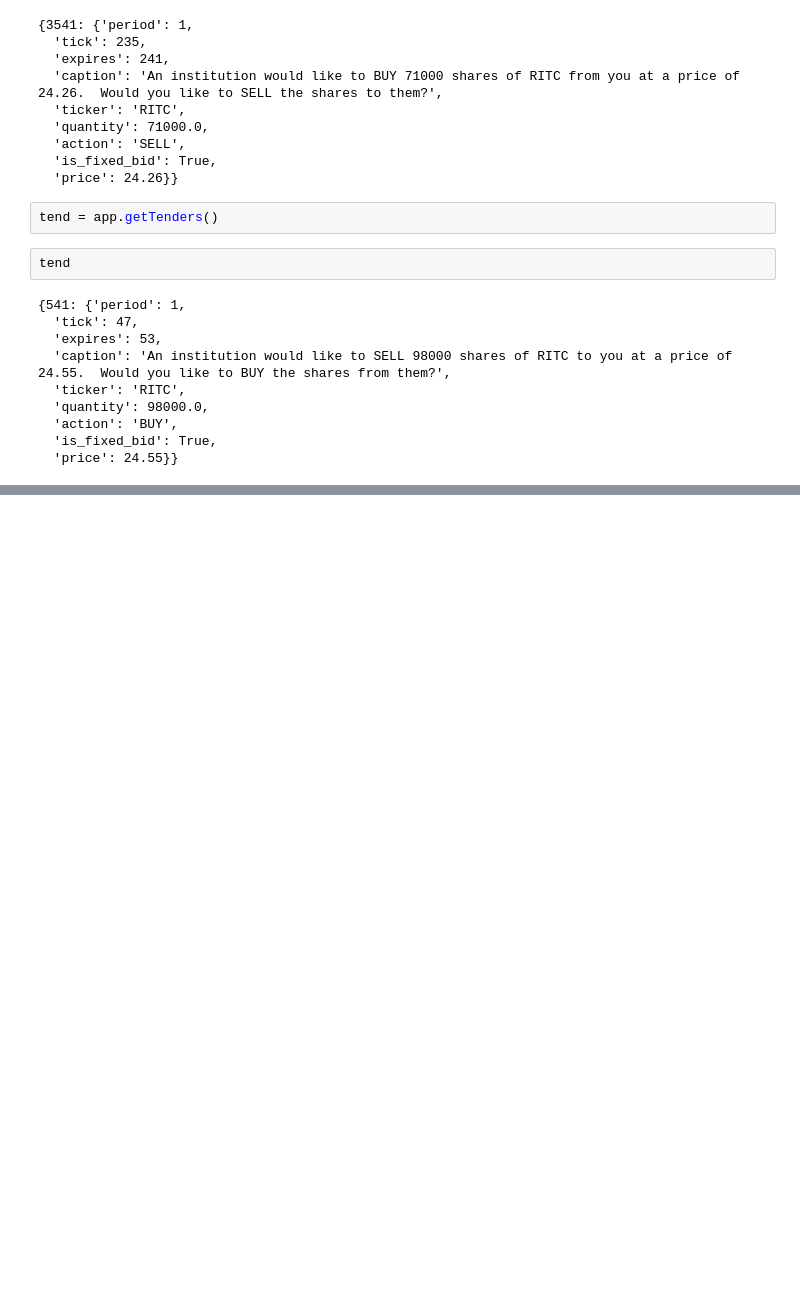
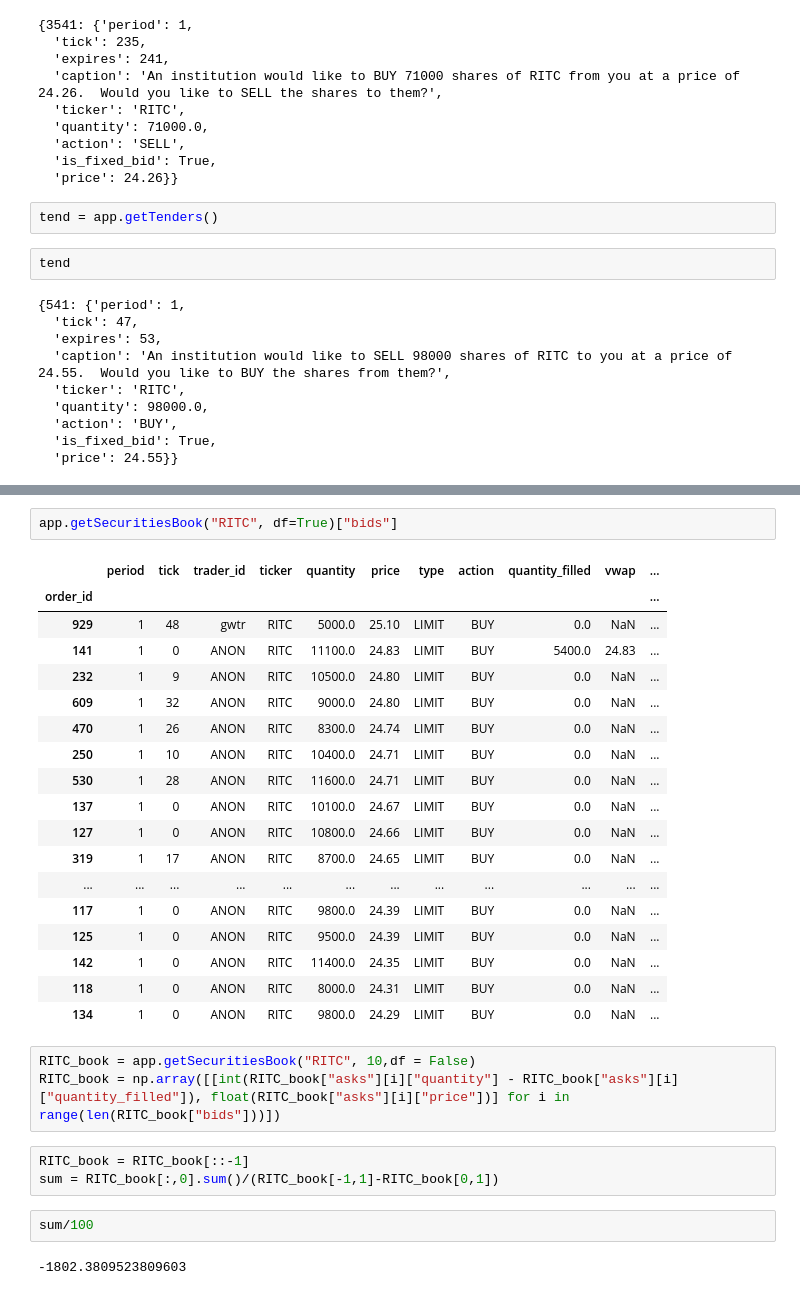
Before and after one commit to felixpoirier1/RIT, a Jupyter notebook: Algorithmic/analysis.ipynb, the cells around one changed output, grey strips where cells are left out. Saved outputs shown, nothing was run; the diff lists cells and outputs as text; blank space fills up the shorter version.

```diff
--- a/Algorithmic/analysis.ipynb
+++ b/Algorithmic/analysis.ipynb
@@ -179,0 +232,31 @@ hist["spread_in_pct"].plot()
+# %%
+app.getSecuritiesBook("RITC", df=True)["bids"]
+# %% [output]
+|  | period | tick | trader_id | ticker | quantity | price | type | action | quantity_filled | vwap | ... |
+| order_id |  |  |  |  |  |  |  |  |  |  | ... |
+| 929 | 1 | 48 | gwtr | RITC | 5000.0 | 25.10 | LIMIT | BUY | 0.0 | NaN | ... |
+| 141 | 1 | 0 | ANON | RITC | 11100.0 | 24.83 | LIMIT | BUY | 5400.0 | 24.83 | ... |
+| 232 | 1 | 9 | ANON | RITC | 10500.0 | 24.80 | LIMIT | BUY | 0.0 | NaN | ... |
+| 609 | 1 | 32 | ANON | RITC | 9000.0 | 24.80 | LIMIT | BUY | 0.0 | NaN | ... |
+| 470 | 1 | 26 | ANON | RITC | 8300.0 | 24.74 | LIMIT | BUY | 0.0 | NaN | ... |
+| 250 | 1 | 10 | ANON | RITC | 10400.0 | 24.71 | LIMIT | BUY | 0.0 | NaN | ... |
+| 530 | 1 | 28 | ANON | RITC | 11600.0 | 24.71 | LIMIT | BUY | 0.0 | NaN | ... |
+| 137 | 1 | 0 | ANON | RITC | 10100.0 | 24.67 | LIMIT | BUY | 0.0 | NaN | ... |
+| 127 | 1 | 0 | ANON | RITC | 10800.0 | 24.66 | LIMIT | BUY | 0.0 | NaN | ... |
+| 319 | 1 | 17 | ANON | RITC | 8700.0 | 24.65 | LIMIT | BUY | 0.0 | NaN | ... |
+| ... | ... | ... | ... | ... | ... | ... | ... | ... | ... | ... | ... |
+| 117 | 1 | 0 | ANON | RITC | 9800.0 | 24.39 | LIMIT | BUY | 0.0 | NaN | ... |
+| 125 | 1 | 0 | ANON | RITC | 9500.0 | 24.39 | LIMIT | BUY | 0.0 | NaN | ... |
+| 142 | 1 | 0 | ANON | RITC | 11400.0 | 24.35 | LIMIT | BUY | 0.0 | NaN | ... |
+| 118 | 1 | 0 | ANON | RITC | 8000.0 | 24.31 | LIMIT | BUY | 0.0 | NaN | ... |
+| 134 | 1 | 0 | ANON | RITC | 9800.0 | 24.29 | LIMIT | BUY | 0.0 | NaN | ... |
+# %%
+RITC_book = app.getSecuritiesBook("RITC", 10,df = False)
+RITC_book = np.array([[int(RITC_book["asks"][i]["quantity"] - RITC_book["asks"][i]["quantity_filled"]), float(RITC_book["asks"][i]["price"])] for i in range(len(RITC_book["bids"]))])
+# %%
+RITC_book = RITC_book[::-1]
+sum = RITC_book[:,0].sum()/(RITC_book[-1,1]-RITC_book[0,1])
+# %%
+sum/100
+# %% [output]
+-1802.3809523809603
```
Also changed, not shown: parts of 13 cells of this notebook, 7 other files.
